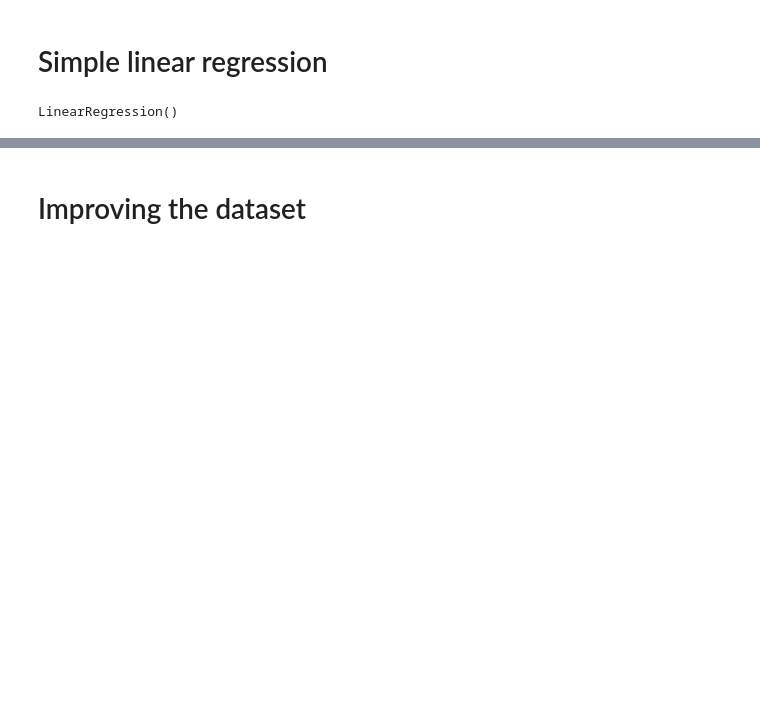
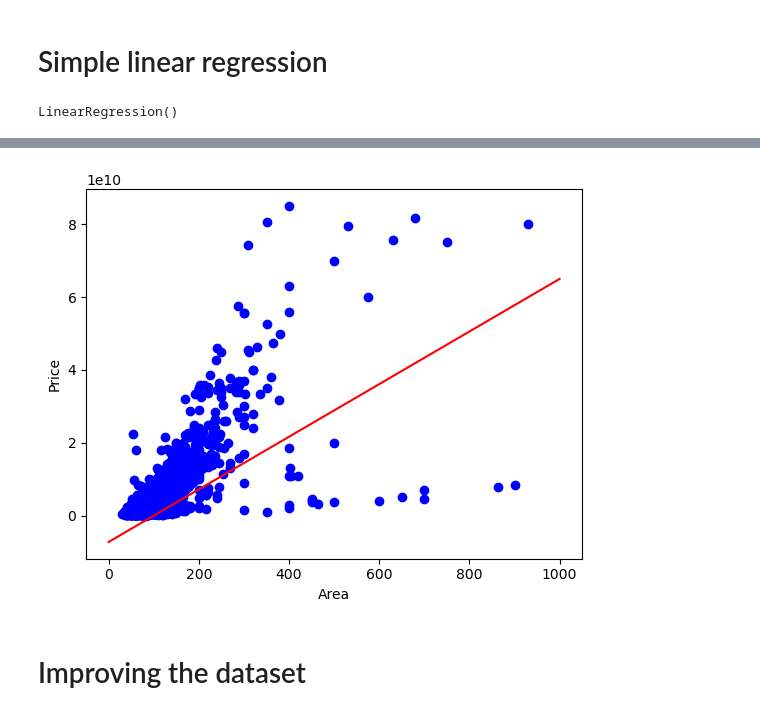
Before and after one commit to kaviyanSL/House_price, a Jupyter notebook: Regression Project.ipynb, the cells around one changed output, grey strips where cells are left out. Saved outputs shown, nothing was run; the diff lists cells and outputs as text; code cells hidden in the pictures; blank space fills up the shorter version.

```diff
--- a/Regression Project.ipynb
+++ b/Regression Project.ipynb
@@ -245,3 +225,16 @@ the first score 0.56037649738036
+# %%
+plt.scatter(X_train.Area,y_train,color='blue')
+
+XX = np.arange(0.0, 1000.0, 0.01)
+
+yy = reg.intercept_+ reg.coef_[0]*XX
+
+plt.plot(XX,yy,'-r')
+plt.xlabel("Area")
+plt.ylabel("Price")
+plt.show()
+# %% [output]
+[figure, added]
 # %% [markdown]
 # Improving the dataset
 # %%
```
Also changed, not shown: parts of 12 cells of this notebook.
